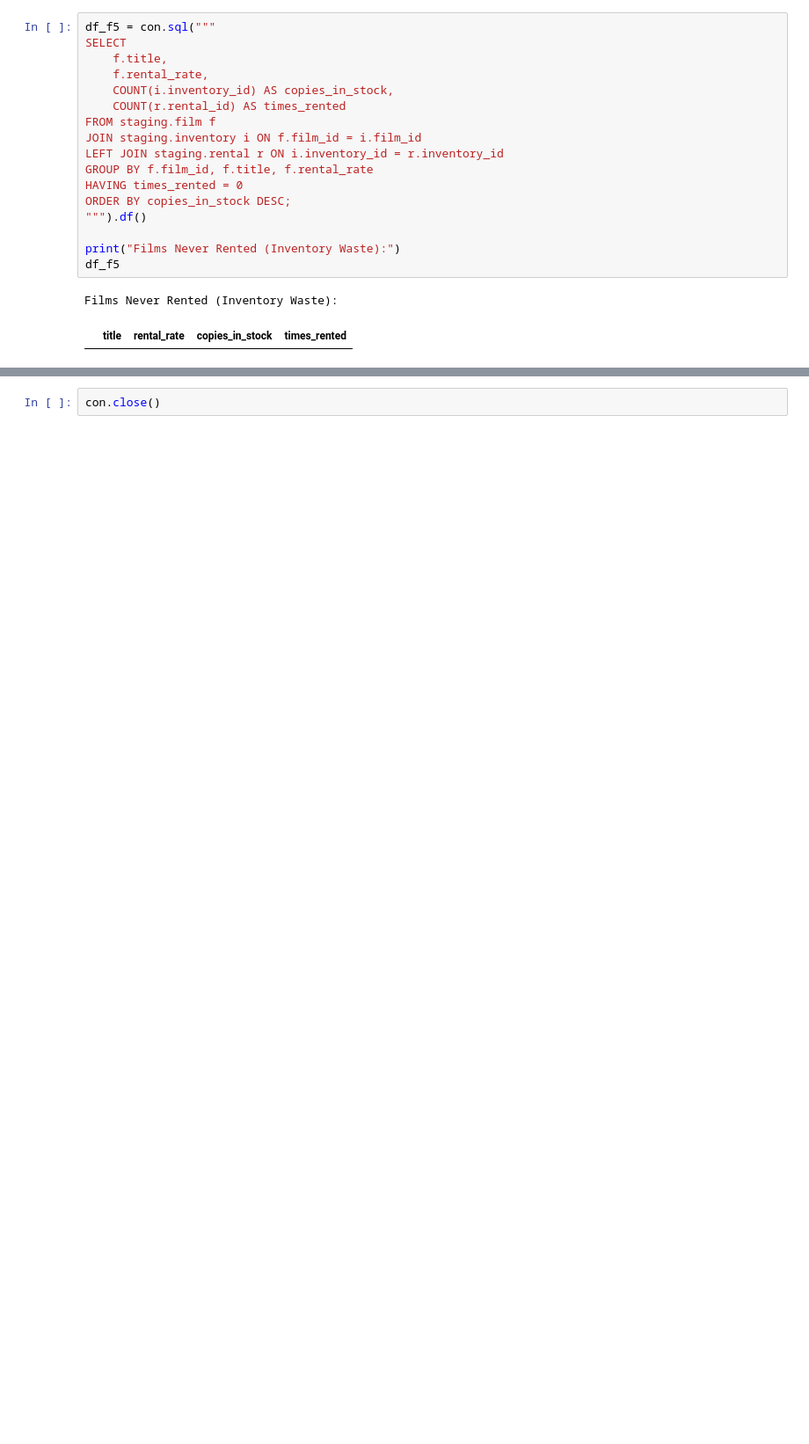
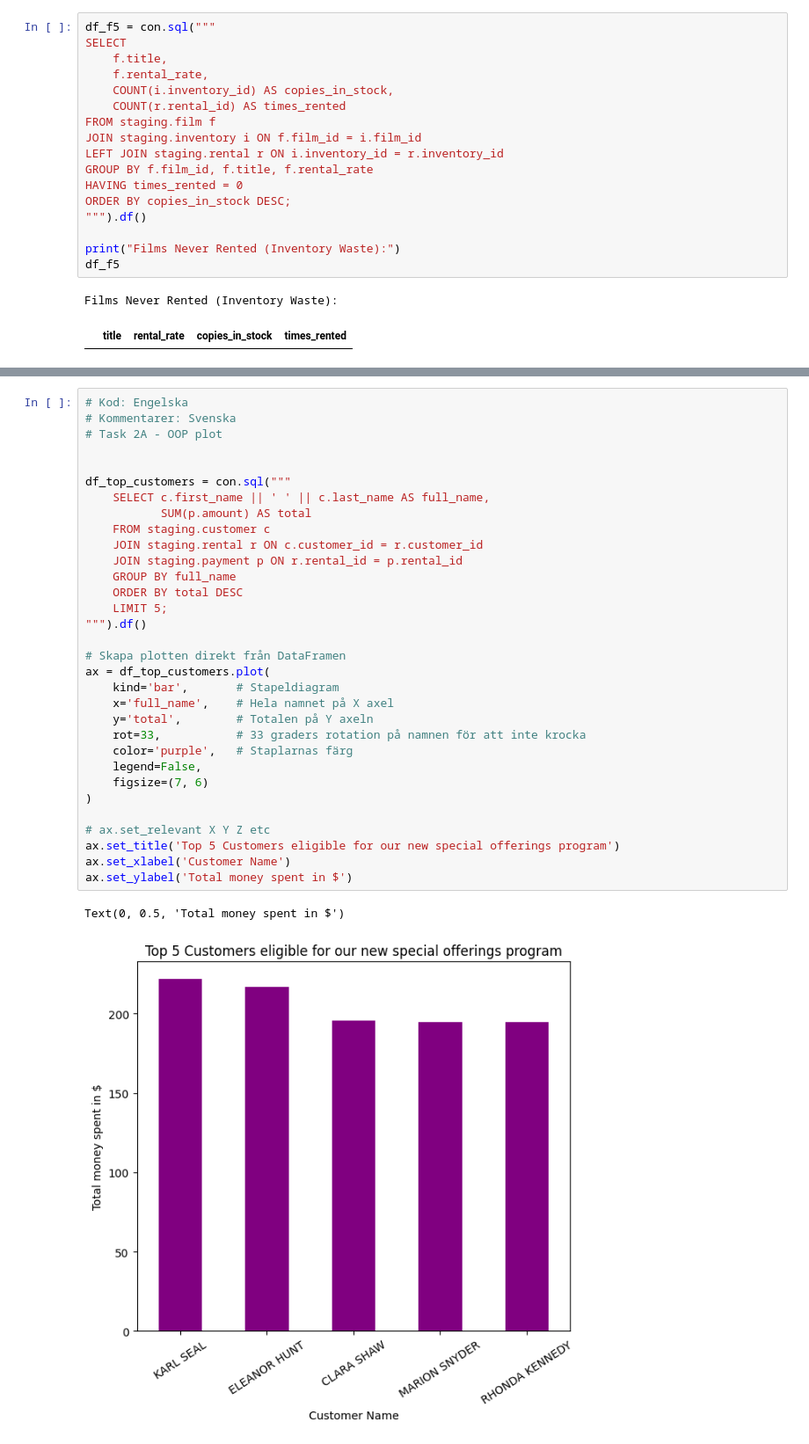
Before and after one commit to JohnnyHyytiainen/lab_sql_DE25_johnny_hyytiainen, a Jupyter notebook: notebooks/lab_sql_sakila_EDA.ipynb, the cells around one changed output, grey strips where cells are left out. Shown at 88% size. Drawn from its saved outputs; the diff is of its cells as text; blank space fills up the shorter version.

Commit message:
feat: SQL lab TASK 2, plots + graphs

```diff
--- a/notebooks/lab_sql_sakila_EDA.ipynb
+++ b/notebooks/lab_sql_sakila_EDA.ipynb
@@ -629,2 +645,35 @@ Films Never Rented (Inventory Waste):
 # %%
-con.close()
+# Kod: Engelska
+# Kommentarer: Svenska
+# Task 2A - OOP plot
+
+
+df_top_customers = con.sql("""
+    SELECT c.first_name || ' ' || c.last_name AS full_name,
+           SUM(p.amount) AS total
+    FROM staging.customer c
+    JOIN staging.rental r ON c.customer_id = r.customer_id
+    JOIN staging.payment p ON r.rental_id = p.rental_id
+    GROUP BY full_name
+    ORDER BY total DESC
+    LIMIT 5;
+""").df()
+
+# Skapa plotten direkt från DataFramen
+ax = df_top_customers.plot(
+    kind='bar',       # Stapeldiagram
+    x='full_name',    # Hela namnet på X axel
+    y='total',        # Totalen på Y axeln
+    rot=33,           # 33 graders rotation på namnen för att inte krocka
+    color='purple',   # Staplarnas färg
+    legend=False,
+    figsize=(7, 6)
+)
+
+# ax.set_relevant X Y Z etc
+ax.set_title('Top 5 Customers eligible for our new special offerings program')
+ax.set_xlabel('Customer Name')
+ax.set_ylabel('Total money spent in $')
+# %% [output]
+Text(0, 0.5, 'Total money spent in $')
+[figure, added]
```
Also changed, not shown: parts of 22 cells of this notebook.
